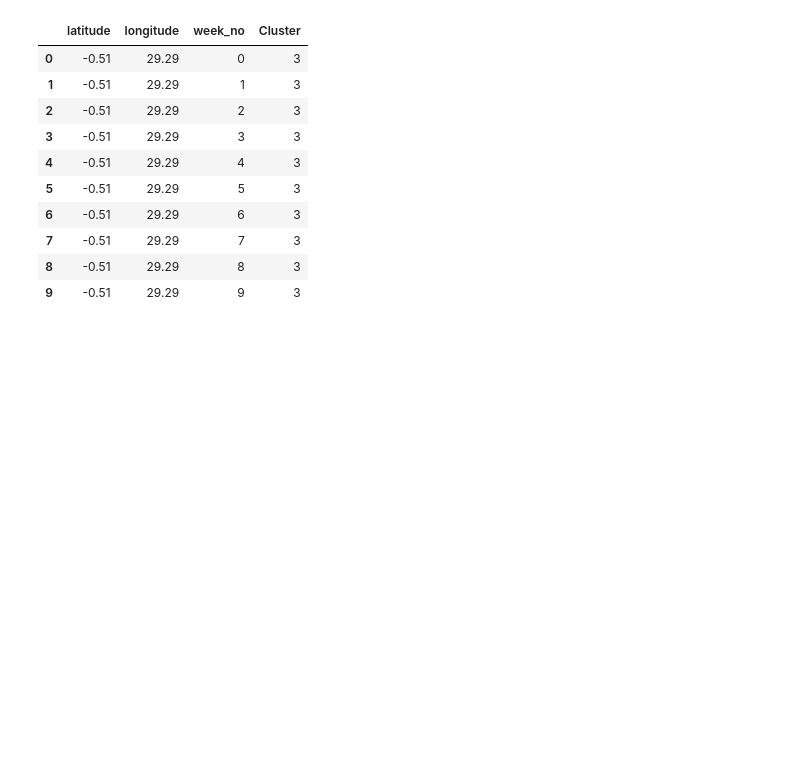
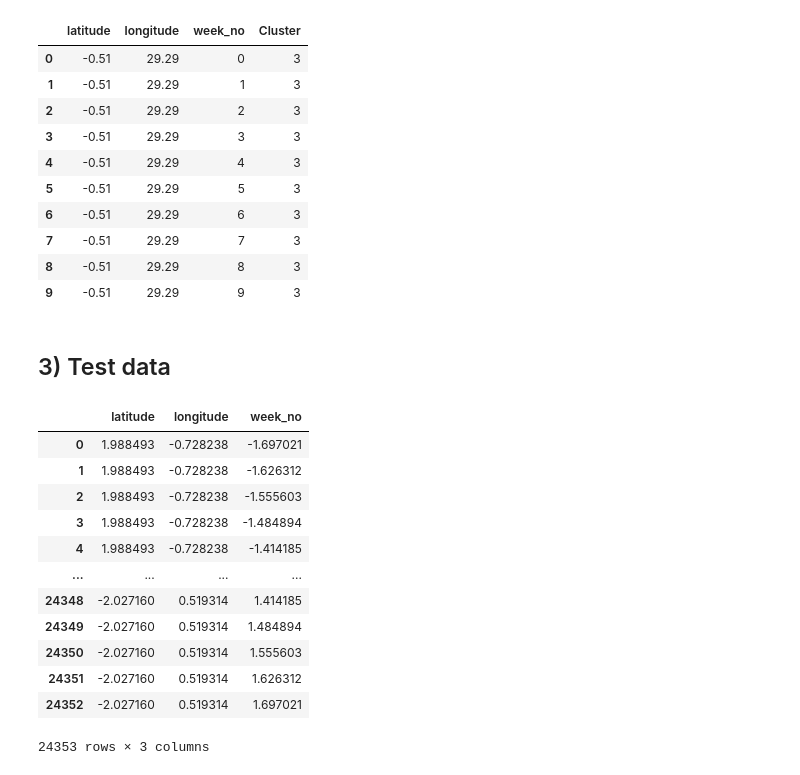
Before and after one commit to yudavid0611/kaggle-co2, a Jupyter notebook: dev/feature_engineering/f2_clustering.ipynb, the cells around one changed output. Cells and saved outputs as stored; diff of their text form; code cells hidden in the pictures; blank space fills up the shorter version.

```diff
--- a/dev/feature_engineering/f2_clustering.ipynb
+++ b/dev/feature_engineering/f2_clustering.ipynb
@@ -58,3 +58,5 @@ train['cluster'] = X['Cluster']
 # 데이터 저장
 data_name = os.path.join(DATA_PATH, 'train_f2.csv')
 train.to_csv(data_name)
+# %% [markdown]
+## 3) Test data
@@ -60,0 +67,16 @@ train.to_csv(data_name)
+# %%
+X_test_scaled
+# %% [output]
+|  | latitude | longitude | week_no |
+| 0 | 1.988493 | -0.728238 | -1.697021 |
+| 1 | 1.988493 | -0.728238 | -1.626312 |
+| 2 | 1.988493 | -0.728238 | -1.555603 |
+| 3 | 1.988493 | -0.728238 | -1.484894 |
+| 4 | 1.988493 | -0.728238 | -1.414185 |
+| ... | ... | ... | ... |
+| 24348 | -2.027160 | 0.519314 | 1.414185 |
+| 24349 | -2.027160 | 0.519314 | 1.484894 |
+| 24350 | -2.027160 | 0.519314 | 1.555603 |
+| 24351 | -2.027160 | 0.519314 | 1.626312 |
+| 24352 | -2.027160 | 0.519314 | 1.697021 |
+24353 rows × 3 columns
```
Also changed, not shown: parts of 6 cells of this notebook, 4 other files.
